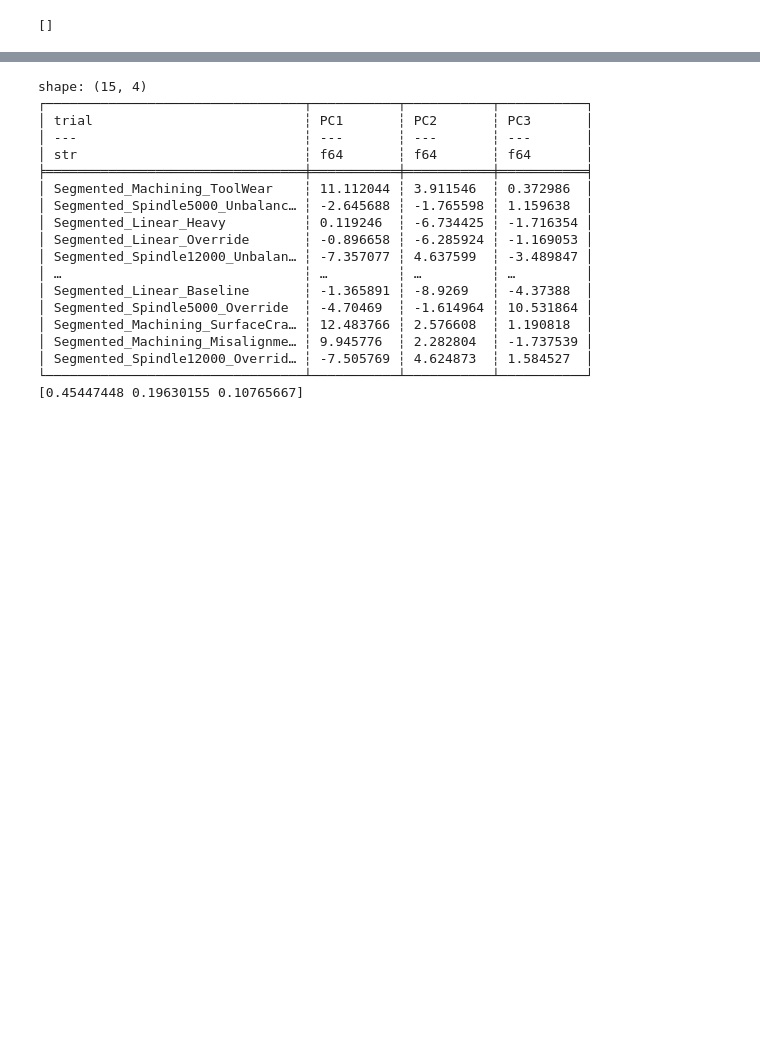
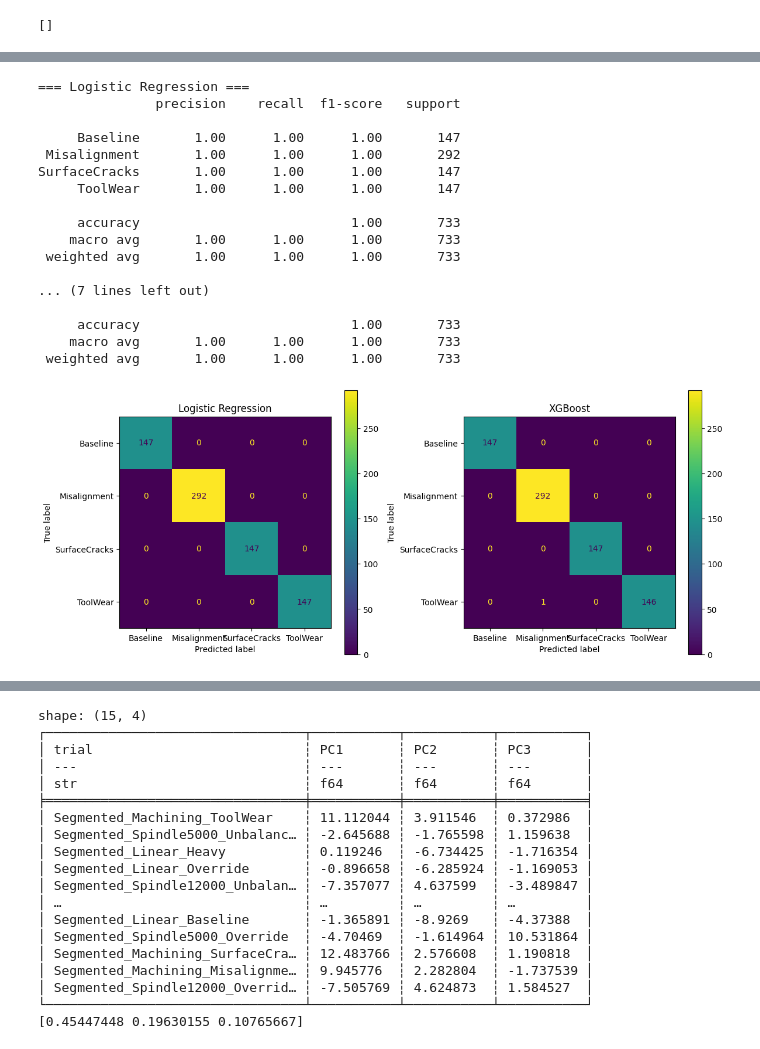
Before and after one commit to jwhogg/MAC4112, a Jupyter notebook: code/notebooks/gold_layer_test.ipynb, the cells around one changed output, grey strips where cells are left out. Drawn from its saved outputs; the diff is of its cells as text; code cells hidden in the pictures; blank space fills up the shorter version.

```diff
--- a/code/notebooks/gold_layer_test.ipynb
+++ b/code/notebooks/gold_layer_test.ipynb
@@ -97,0 +151,71 @@ Machining [0.19931847 0.09757894 0.077004  ]
+# %%
+from sklearn.linear_model import LogisticRegression
+from sklearn.preprocessing import StandardScaler, LabelEncoder
+from sklearn.model_selection import train_test_split
+from sklearn.metrics import classification_report, confusion_matrix, ConfusionMatrixDisplay
+import xgboost as xgb
+import matplotlib.pyplot as plt
+
+exclude_cols = ["trial", "run", "fault_mode", "routine"]
+feature_cols = [c for c in df.columns if c not in exclude_cols]
+
+sub_df = df.filter(pl.col("routine") == "Machining")  # adjust routine as needed
+
+X = sub_df.select(feature_cols).to_numpy()
+y = sub_df["fault_mode"].to_numpy()
+
+X_scaled = StandardScaler().fit_transform(X)
+
+X_train, X_test, y_train, y_test = train_test_split(
+    X_scaled, y, test_size=0.35, stratify=y, random_state=42
+)
+
+le = LabelEncoder()
+y_train_enc = le.fit_transform(y_train)
+y_test_enc = le.transform(y_test)
+
+# --- Logistic Regression ---
+lr = LogisticRegression(max_iter=2000)
+lr.fit(X_train, y_train)
+y_pred_lr = lr.predict(X_test)
+print("=== Logistic Regression ===")
+print(classification_report(y_test, y_pred_lr))
+
+# --- XGBoost ---
+xgb_clf = xgb.XGBClassifier(
+    n_estimators=200, max_depth=4, learning_rate=0.1,
+    eval_metric="mlogloss", random_state=42
+)
+xgb_clf.fit(X_train, y_train_enc)
+y_pred_xgb_enc = xgb_clf.predict(X_test)
+y_pred_xgb = le.inverse_transform(y_pred_xgb_enc)
+print("=== XGBoost ===")
+print(classification_report(y_test, y_pred_xgb))
+
+# --- Confusion matrices side by side ---
+fig, axes = plt.subplots(1, 2, figsize=(12, 5))
+ConfusionMatrixDisplay(confusion_matrix(y_test, y_pred_lr), display_labels=lr.classes_).plot(ax=axes[0])
+axes[0].set_title("Logistic Regression")
+ConfusionMatrixDisplay(confusion_matrix(y_test, y_pred_xgb), display_labels=le.classes_).plot(ax=axes[1])
+axes[1].set_title("XGBoost")
+plt.tight_layout()
+plt.show()
+# %% [output]
+=== Logistic Regression ===
+               precision    recall  f1-score   support
+
+     Baseline       1.00      1.00      1.00       147
+ Misalignment       1.00      1.00      1.00       292
+SurfaceCracks       1.00      1.00      1.00       147
+     ToolWear       1.00      1.00      1.00       147
+
+     accuracy                           1.00       733
+    macro avg       1.00      1.00      1.00       733
+ weighted avg       1.00      1.00      1.00       733
+
+... (7 lines left out)
+
+     accuracy                           1.00       733
+    macro avg       1.00      1.00      1.00       733
+ weighted avg       1.00      1.00      1.00       733
+[figure, added]
```
Also changed, not shown: parts of 7 cells of this notebook.
